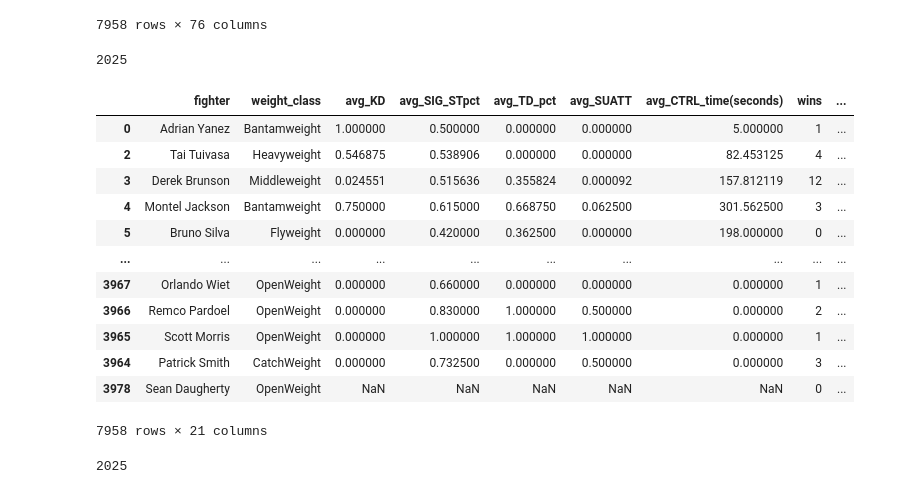
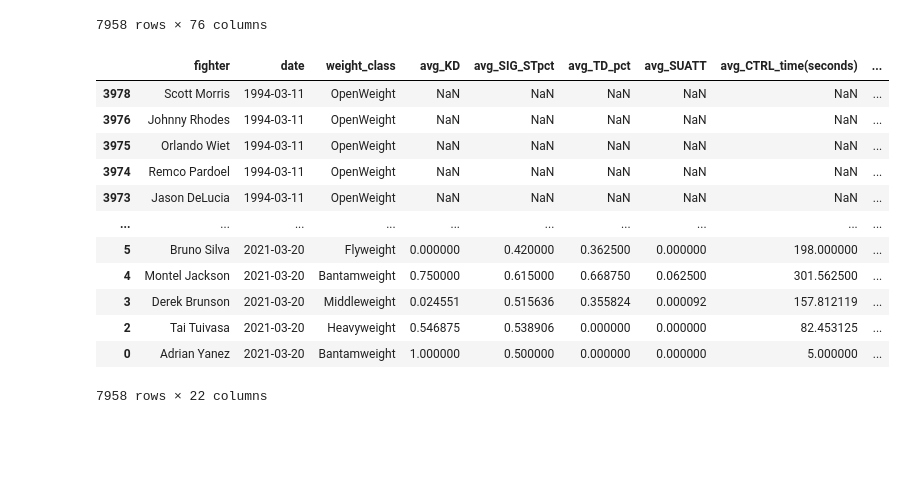
Before and after one commit to mel518/project-4, a Jupyter notebook: fighter_stats.ipynb, the cells around one changed output. Drawn from its saved outputs; the diff is of its cells as text; code cells hidden in the pictures; blank space fills up the shorter version.

```diff
--- a/fighter_stats.ipynb
+++ b/fighter_stats.ipynb
@@ -272,45 +272,23 @@ with pd.option_context("display.max_columns", None):
 | 3978 | 629ba614ce24e88d2d20c947 | Sean Daugherty | John McCarthy | 1994-03-11 | Denver, Colorado, USA | Red | False | OpenWeight | NaN | NaN | ... |
 7958 rows × 76 columns
 # %%
-fighter_stats = dfunion[['fighter','weight_class','avg_KD','avg_SIG_STpct','avg_TD_pct',
+fighter_stats = dfunion[['fighter','date','weight_class','avg_KD','avg_SIG_STpct','avg_TD_pct',
 'avg_SUATT','avg_CTRL_time(seconds)','wins','losses','draw','win_by_Decision_Majority',
 'win_by_Decision_Split','win_by_Decision_Unanimous','win_by_KO/TKO','win_by_Submission',
 'win_by_TKO_Doctor_Stoppage','Stance','Height_cms','Reach_cms','Weight_lbs','age']]
 fighter_stats['fighter'].nunique()
+fighter_stats.sort_values('date')
 # %% [output]
+|  | fighter | date | weight_class | avg_KD | avg_SIG_STpct | avg_TD_pct | avg_SUATT | avg_CTRL_time(seconds) | ... |
+| 3978 | Scott Morris | 1994-03-11 | OpenWeight | NaN | NaN | NaN | NaN | NaN | ... |
+| 3976 | Johnny Rhodes | 1994-03-11 | OpenWeight | NaN | NaN | NaN | NaN | NaN | ... |
+| 3975 | Orlando Wiet | 1994-03-11 | OpenWeight | NaN | NaN | NaN | NaN | NaN | ... |
+| 3974 | Remco Pardoel | 1994-03-11 | OpenWeight | NaN | NaN | NaN | NaN | NaN | ... |
+| 3973 | Jason DeLucia | 1994-03-11 | OpenWeight | NaN | NaN | NaN | NaN | NaN | ... |
+| ... | ... | ... | ... | ... | ... | ... | ... | ... | ... |
+| 5 | Bruno Silva | 2021-03-20 | Flyweight | 0.000000 | 0.420000 | 0.362500 | 0.000000 | 198.000000 | ... |
+| 4 | Montel Jackson | 2021-03-20 | Bantamweight | 0.750000 | 0.615000 | 0.668750 | 0.062500 | 301.562500 | ... |
+| 3 | Derek Brunson | 2021-03-20 | Middleweight | 0.024551 | 0.515636 | 0.355824 | 0.000092 | 157.812119 | ... |
+| 2 | Tai Tuivasa | 2021-03-20 | Heavyweight | 0.546875 | 0.538906 | 0.000000 | 0.000000 | 82.453125 | ... |
+| 0 | Adrian Yanez | 2021-03-20 | Bantamweight | 1.000000 | 0.500000 | 0.000000 | 0.000000 | 5.000000 | ... |
-2025
+7958 rows × 22 columns
-# %%
-fighter_stats
-# %% [output]
-|  | fighter | weight_class | avg_KD | avg_SIG_STpct | avg_TD_pct | avg_SUATT | avg_CTRL_time(seconds) | wins | ... |
-| 0 | Adrian Yanez | Bantamweight | 1.000000 | 0.500000 | 0.000000 | 0.000000 | 5.000000 | 1 | ... |
-| 2 | Tai Tuivasa | Heavyweight | 0.546875 | 0.538906 | 0.000000 | 0.000000 | 82.453125 | 4 | ... |
-| 3 | Derek Brunson | Middleweight | 0.024551 | 0.515636 | 0.355824 | 0.000092 | 157.812119 | 12 | ... |
-| 4 | Montel Jackson | Bantamweight | 0.750000 | 0.615000 | 0.668750 | 0.062500 | 301.562500 | 3 | ... |
-| 5 | Bruno Silva | Flyweight | 0.000000 | 0.420000 | 0.362500 | 0.000000 | 198.000000 | 0 | ... |
-| ... | ... | ... | ... | ... | ... | ... | ... | ... | ... |
-| 3967 | Orlando Wiet | OpenWeight | 0.000000 | 0.660000 | 0.000000 | 0.000000 | 0.000000 | 1 | ... |
-| 3966 | Remco Pardoel | OpenWeight | 0.000000 | 0.830000 | 1.000000 | 0.500000 | 0.000000 | 2 | ... |
-| 3965 | Scott Morris | OpenWeight | 0.000000 | 1.000000 | 1.000000 | 1.000000 | 0.000000 | 1 | ... |
-| 3964 | Patrick Smith | CatchWeight | 0.000000 | 0.732500 | 0.000000 | 0.500000 | 0.000000 | 3 | ... |
-| 3978 | Sean Daugherty | OpenWeight | NaN | NaN | NaN | NaN | NaN | 0 | ... |
-7958 rows × 21 columns
-# %%
-from collections import Counter
-
-rfighter = df["R_fighter"]
-rfighter
-
-bfighter = df["B_fighter"]
-bfighter
-
-fighters= rfighter.append(bfighter)
-fighters = fighters.drop_duplicates().reset_index().drop(columns="index")
-
-dictdropdown = {
-    "fighter_dropdown":fighters[0].to_list()
-}
-
-len(dictdropdown['fighter_dropdown'])
-# %% [output]
-2025
```
Also changed, not shown: parts of 4 cells of this notebook, 6 other files.
